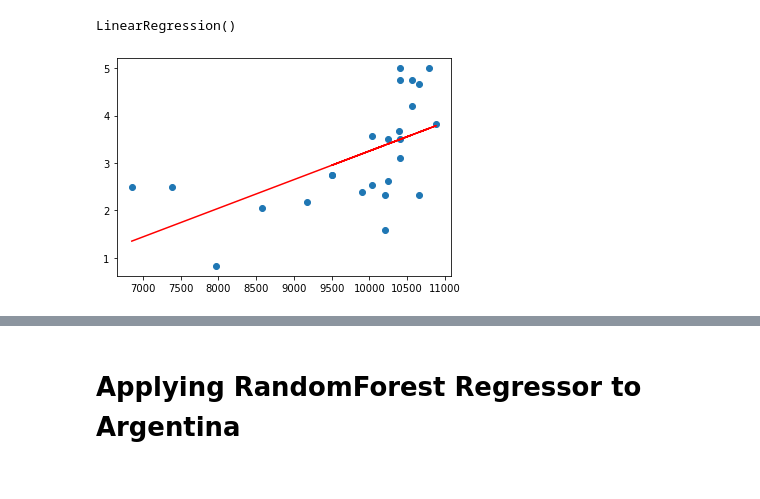
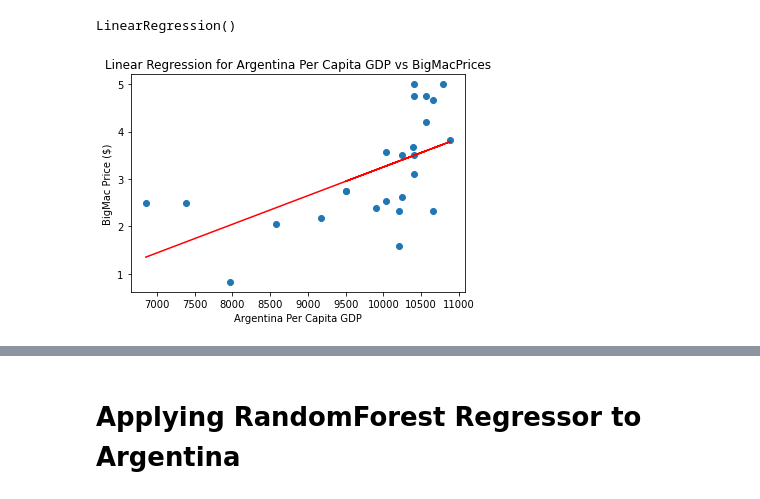
Before and after one commit to bolwerk-b/Final-Project, a Jupyter notebook: machine learning/Machine_Learning_models-final.ipynb, the cells around one changed output, grey strips where cells are left out. Cells and saved outputs as stored; diff of their text form; code cells hidden in the pictures.

```diff
--- a/machine learning/Machine_Learning_models-final.ipynb
+++ b/machine learning/Machine_Learning_models-final.ipynb
@@ -132,10 +236,13 @@ y_pred = model.predict(X)
 # %%
 # Creating a scatter plot with a regression curve
 plt.scatter(X, y)
+plt.xlabel('Argentina Per Capita GDP')
+plt.ylabel('BigMac Price ($)')
+plt.title('Linear Regression for Argentina Per Capita GDP vs BigMacPrices')
 plt.plot(X, y_pred, color='red')
 plt.show()
 # %% [output]
-[figure, old version]
+[figure, new version]
 # %%
 # R-square for the model
 print(model.score(X,y))
```
Also changed, not shown: parts of 96 cells of this notebook.
